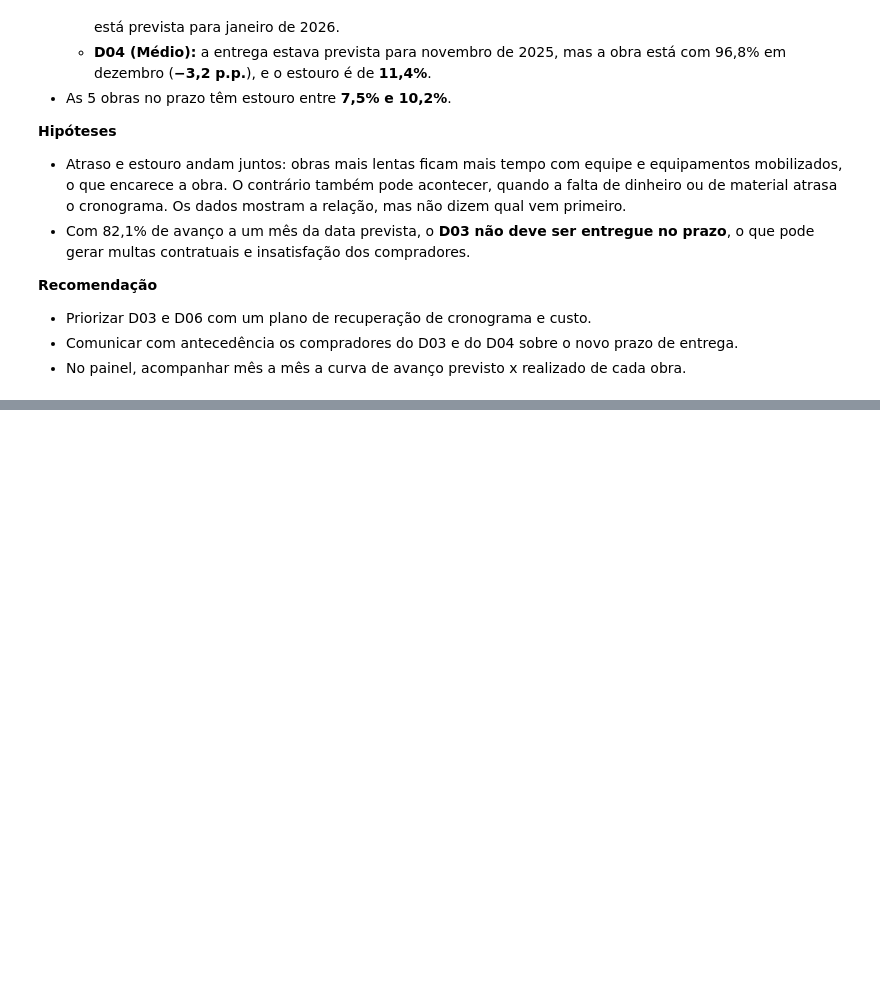
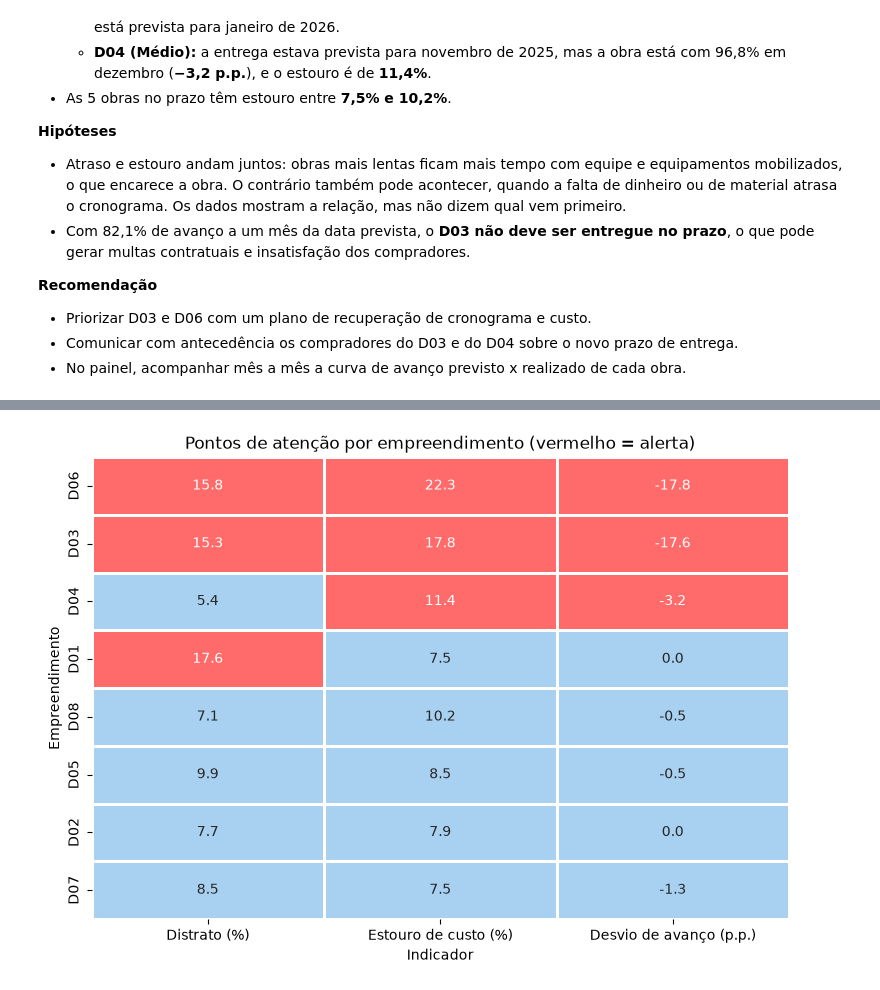
Before and after one commit to ricardo-paganini/construction-powerbi-dashboard, a Jupyter notebook: construction_analysis.ipynb, the cells around one changed output, grey strips where cells are left out. Cells and saved outputs as stored; diff of their text form; code cells hidden in the pictures; blank space fills up the shorter version.

Commit message:
Add development priority scorecard

```diff
--- a/construction_analysis.ipynb
+++ b/construction_analysis.ipynb
@@ -877,0 +955,14 @@ plt.show()
+# %%
+indicators = scorecard.set_index('development_id')[['cancel_rate_pct', 'overrun_pct', 'progress_gap_pp']]
+alerts = scorecard.set_index('development_id')[['cancel_alert', 'cost_alert', 'schedule_alert']]
+
+plt.figure(figsize=(9, 6))
+sns.heatmap(alerts, annot=indicators, fmt='.1f', cmap=['#a8d0f0', '#FF6B6B'], cbar=False,
+            linewidths=2, linecolor='white',
+            xticklabels=['Distrato (%)', 'Estouro de custo (%)', 'Desvio de avanço (p.p.)'])
+plt.title('Pontos de atenção por empreendimento (vermelho = alerta)')
+plt.xlabel('Indicador')
+plt.ylabel('Empreendimento')
+plt.show()
+# %% [output]
+[figure, added]
```
Also changed, not shown: parts of 3 cells of this notebook.
